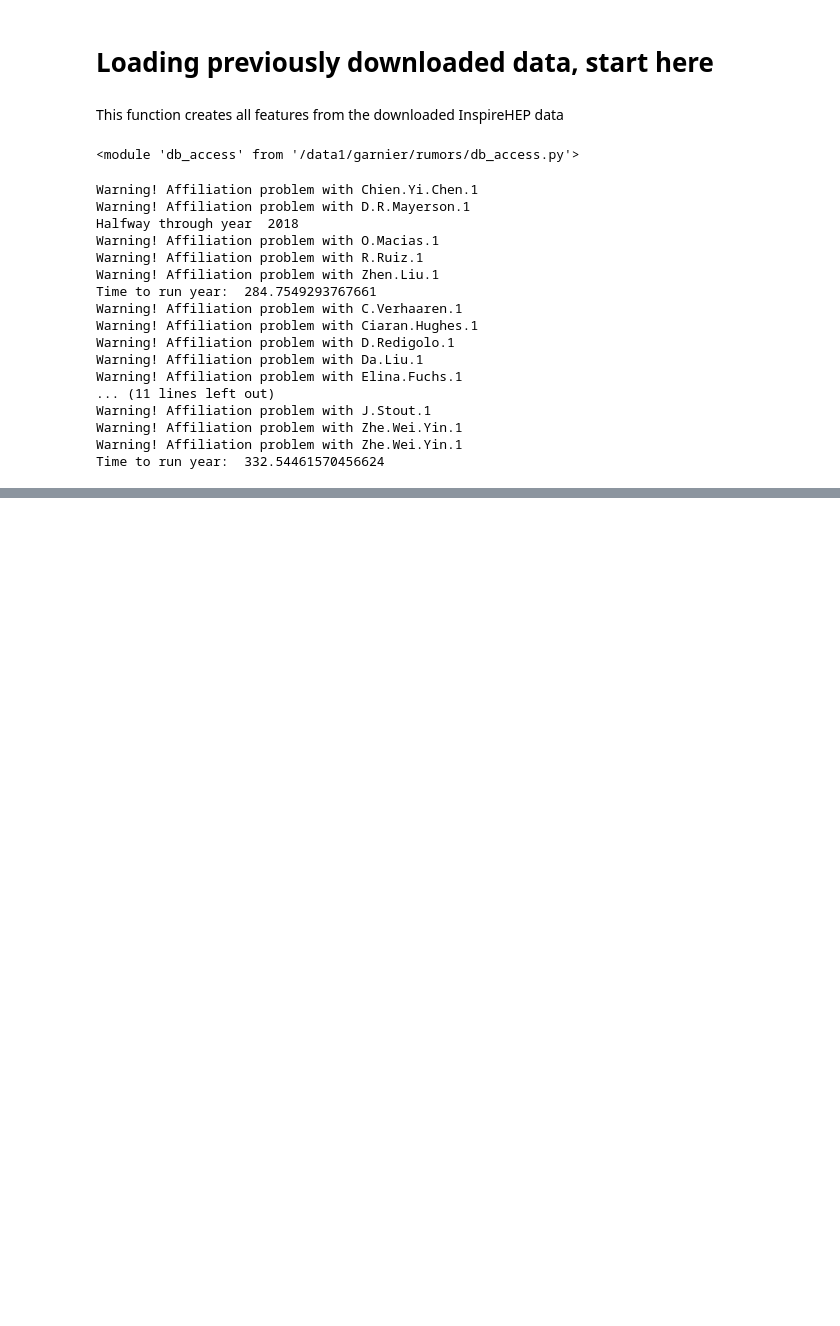
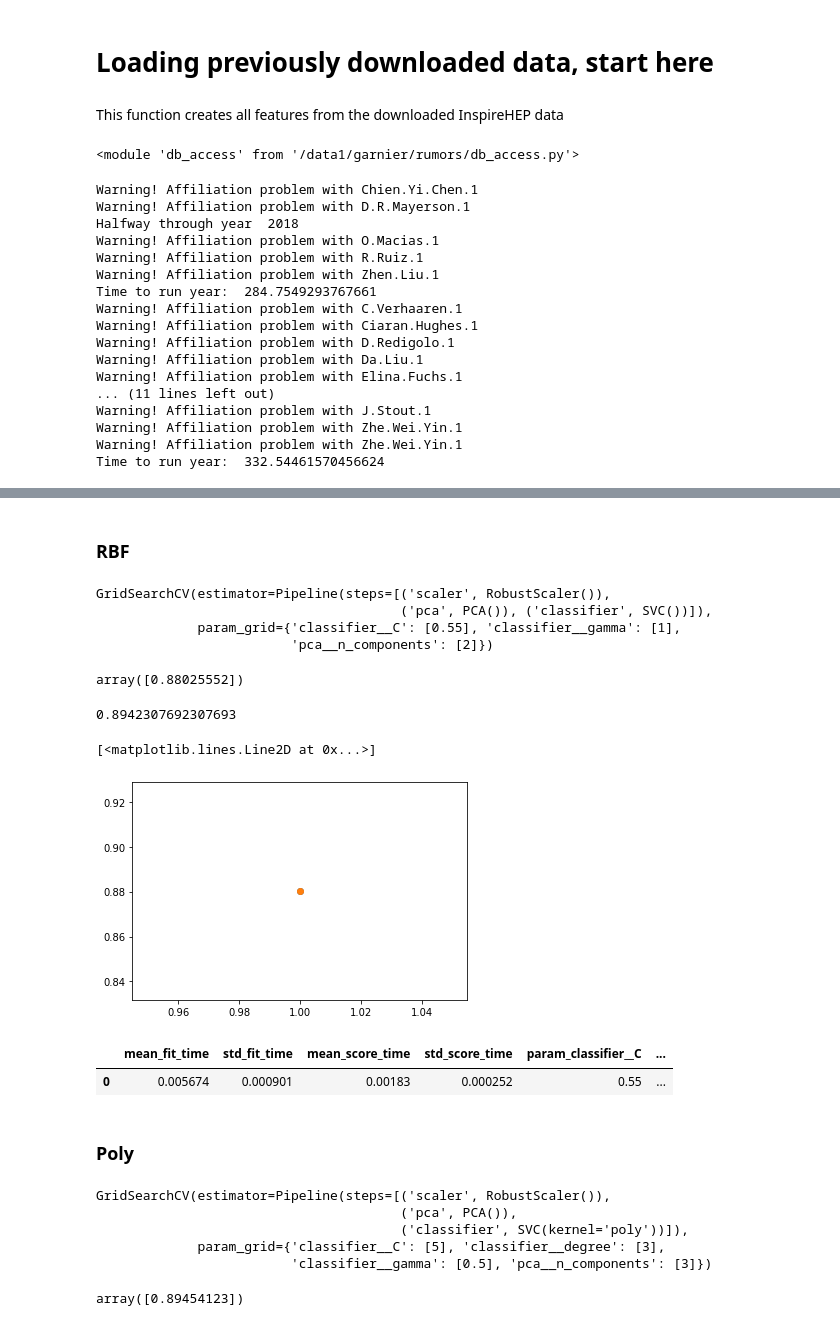
Before and after one commit to psabellagarnier/heprumors, a Jupyter notebook: rumors.ipynb, the cells around one changed output, grey strips where cells are left out. Drawn from its saved outputs; the diff is of its cells as text; code cells hidden in the pictures; blank space fills up the shorter version.

Commit message:
added processed data, updated data processing notebook

```diff
--- a/rumors.ipynb
+++ b/rumors.ipynb
@@ -245,0 +263,5 @@ plt.title('Number of offers');
+# %%
+Xp = analyzed_data[2020][['time_since_paper2','time_since_paper1','affiliations_total','collaboration']].drop('Y.Zheng.14')
+Yp = ((pd.read_csv('linkid_full.csv',header=None).set_index([1]).drop([0,3,4],axis=1))[[2]]>0).astype(int).drop('Y.Zheng.14')
+# %%
+Xp_train, Xp_test, Yp_train, Yp_test = train_test_split(Xp, Yp, test_size=0.2, random_state=0)
@@ -245,0 +270,39 @@ plt.title('Number of offers');
+# %% [markdown]
+### RBF
+# %%
+svc_rbf_grid = {'pca__n_components':[2],
+            'classifier__C':[0.55],
+            'classifier__gamma':[1]}
+#rf_grid = {'pca__n_components':[2],'classifier__n_estimators':[200,300,400,500], 'classifier__min_samples_split':[15,20,25,30]}
+# %%
+pipe_svc_rbf = Pipeline([('scaler', RobustScaler()),('pca',PCA()),('classifier',SVC())])
+clf_svc_rbf  = GridSearchCV(pipe_svc_rbf, param_grid = svc_rbf_grid)
+clf_svc_rbf.fit(Xp_train, Yp_train[2])
+# %% [output]
+GridSearchCV(estimator=Pipeline(steps=[('scaler', RobustScaler()),
+                                       ('pca', PCA()), ('classifier', SVC())]),
+             param_grid={'classifier__C': [0.55], 'classifier__gamma': [1],
+                         'pca__n_components': [2]})
+# %%
+-np.sort(-clf_svc_rbf.cv_results_['mean_test_score'])[0:5]
+# %% [output]
+array([0.88025552])
+# %%
+clf_svc_rbf.score(Xp_train,Yp_train[2])
+# %% [output]
+0.8942307692307693
+# %%
+param = 'param_classifier__gamma'
+plt.plot(pd.DataFrame(clf_svc_rbf.cv_results_)[[param,'mean_test_score']].groupby(param).max(),'-o')
+plt.plot(pd.DataFrame(clf_svc_rbf.cv_results_)[[param,'mean_test_score']].groupby(param).mean(),'-o')
+#plt.xscale('log')
+# %% [output]
+[<matplotlib.lines.Line2D at 0x...>]
+[figure, added]
+# %%
+pd.DataFrame(clf_svc_rbf.cv_results_)
+# %% [output]
+|  | mean_fit_time | std_fit_time | mean_score_time | std_score_time | param_classifier__C | ... |
+| 0 | 0.005674 | 0.000901 | 0.00183 | 0.000252 | 0.55 | ... |
+# %% [markdown]
+### Poly
@@ -245,0 +315,14 @@ plt.title('Number of offers');
+# %%
+pipe_svc_poly = Pipeline([('scaler', RobustScaler()),('pca',PCA()),('classifier',SVC(kernel='poly'))])
+clf_svc_poly  = GridSearchCV(pipe_svc_poly, param_grid = svc_poly_grid)
+clf_svc_poly.fit(Xp_train, Yp_train[2])
+# %% [output]
+GridSearchCV(estimator=Pipeline(steps=[('scaler', RobustScaler()),
+                                       ('pca', PCA()),
+                                       ('classifier', SVC(kernel='poly'))]),
+             param_grid={'classifier__C': [5], 'classifier__degree': [3],
+                         'classifier__gamma': [0.5], 'pca__n_components': [3]})
+# %%
+-np.sort(-clf_svc_poly.cv_results_['mean_test_score'])[0:5]
+# %% [output]
+array([0.89454123])
```
Also changed, not shown: parts of 35 cells of this notebook, 9 other files.
